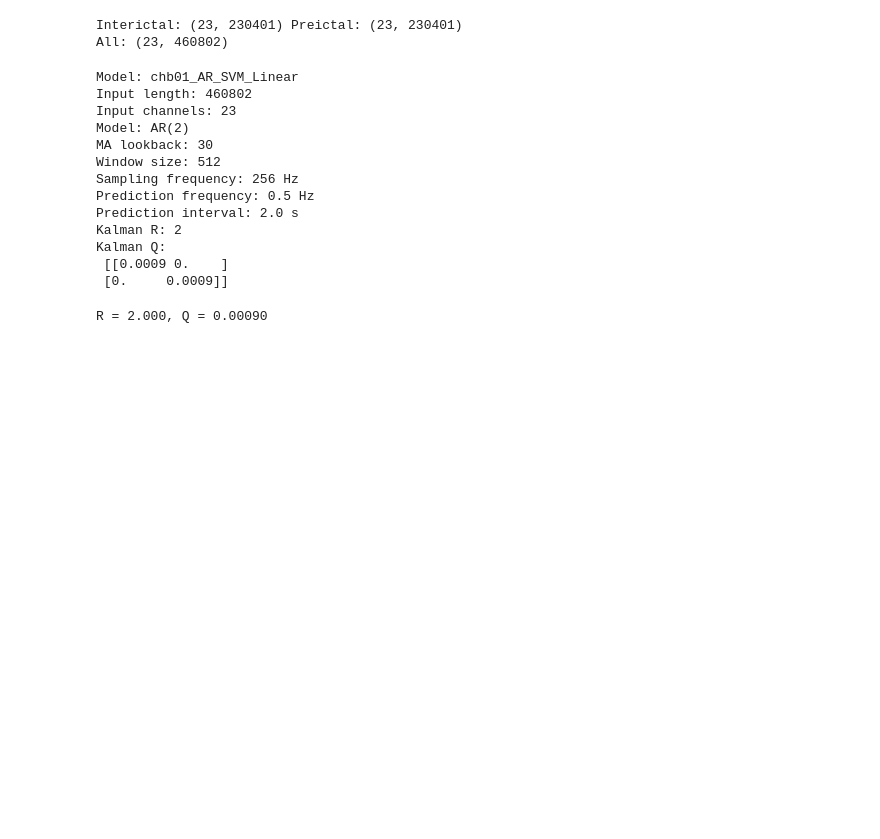
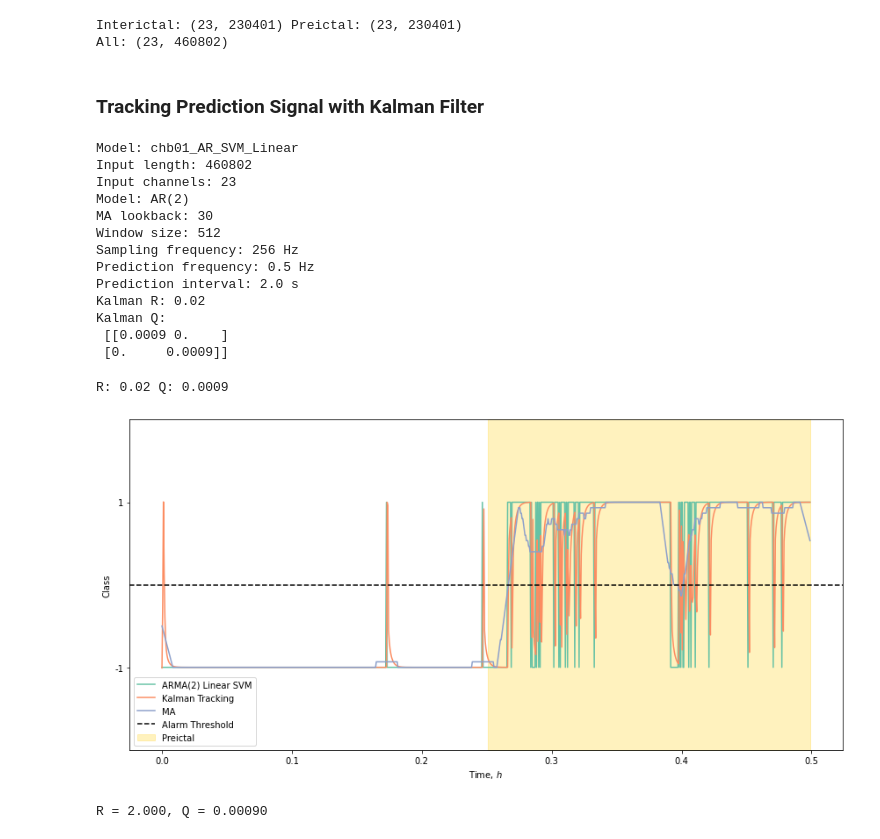
Before and after one commit to samisnotinsane/chbmit-seizure-prediction, a Jupyter notebook: evaluation/kalman_experiments.ipynb, the cells around one changed output. Cells and saved outputs as stored; diff of their text form; code cells hidden in the pictures; blank space fills up the shorter version.

Commit message:
Experimenting MA on prediction signal

```diff
--- a/evaluation/kalman_experiments.ipynb
+++ b/evaluation/kalman_experiments.ipynb
@@ -55,6 +55,8 @@ print('All:', X.shape)
 # %% [output]
 Interictal: (23, 230401) Preictal: (23, 230401)
 All: (23, 460802)
+# %% [markdown]
+### Tracking Prediction Signal with Kalman Filter
 # %%
 # online prediction parameters
 sig = X                  # Feed input signal
@@ -74,7 +76,7 @@ P_n1_n1 = 0.001 * np.eye(2) # covariance of estimate at time n-1
 
 # Noise variances -- hyperparameters (to be tuned)
 # Set measurement noise as fraction of data variance (of first few samples)
-R = 2
+R = 0.02
 
 # Set process noise as covariance of some beta which is the size of variance 0.0001
 beta = 0.0009
@@ -109,7 +111,7 @@ Window size: 512
 Sampling frequency: 256 Hz
 Prediction frequency: 0.5 Hz
 Prediction interval: 2.0 s
-Kalman R: 2
+Kalman R: 0.02
 Kalman Q:
  [[0.0009 0.    ]
  [0.     0.0009]]
@@ -216,4 +220,38 @@ k = np.hstack(k_list)
 a_h_k = np.array(a_h_k_list)
 a_k = np.array(a_k_list)
 prediction_sig = np.hstack(preds)
+# %%
+# online predictor response
+pt = np.arange(0, k.shape[0]) / (fs/N) / 3600
+print('R:', R, 'Q:', beta)
+sns.set_palette(sns.color_palette('Set2'))
+plt.figure(figsize=(12,6))
+t_preictal = 0.25
+m = 30
+ma_predict_sig = np.convolve(prediction_sig, np.ones(m)/m, mode='same')
+kalman_sig = [k[0] for k in kalman_preds]
+
+ax = sns.lineplot(x=pt, y=prediction_sig, label='ARMA(2) Linear SVM')
+sns.lineplot(x=pt, y=np.hstack(kalman_sig), label='Kalman Tracking')
+sns.lineplot(x=pt, y=ma_predict_sig, label='MA')
+ax.axhline(y=0, ls='--', color='k', label='Alarm Threshold')
+# ax.axvline(x=t_preictal, ls='--', color='k', label='Preictal')
+# ax.fill_between(pt, 0, 1, where=pt < t_preictal, color='#9cd34a', alpha=0.6, transform=ax.get_xaxis_transform(), label='Interictal')
+ax.fill_between(pt, 0, 1, where=pt > t_preictal, color='#ffd429', alpha=0.3, transform=ax.get_xaxis_transform(), label='Preictal')
+
+# plt.xticks(np.arange(0,3.76,0.25))
+tickpos = [-1,1] # show only classes: -1 and 1
+plt.yticks(tickpos,tickpos)
+
+# plt.xlim([0,3.75])
+plt.ylim([-2,2])
+plt.xlabel('Time, $h$')
+plt.ylabel('Class')
+plt.legend(loc=3)
+plt.tight_layout()
+# plt.savefig('./figures/chb01_AR_SVM_Linear.pdf')
+plt.show()
+# %% [output]
+R: 0.02 Q: 0.0009
+[figure, added]
 # %%
```
Also changed, not shown: parts of 7 cells of this notebook, 6 other files.
